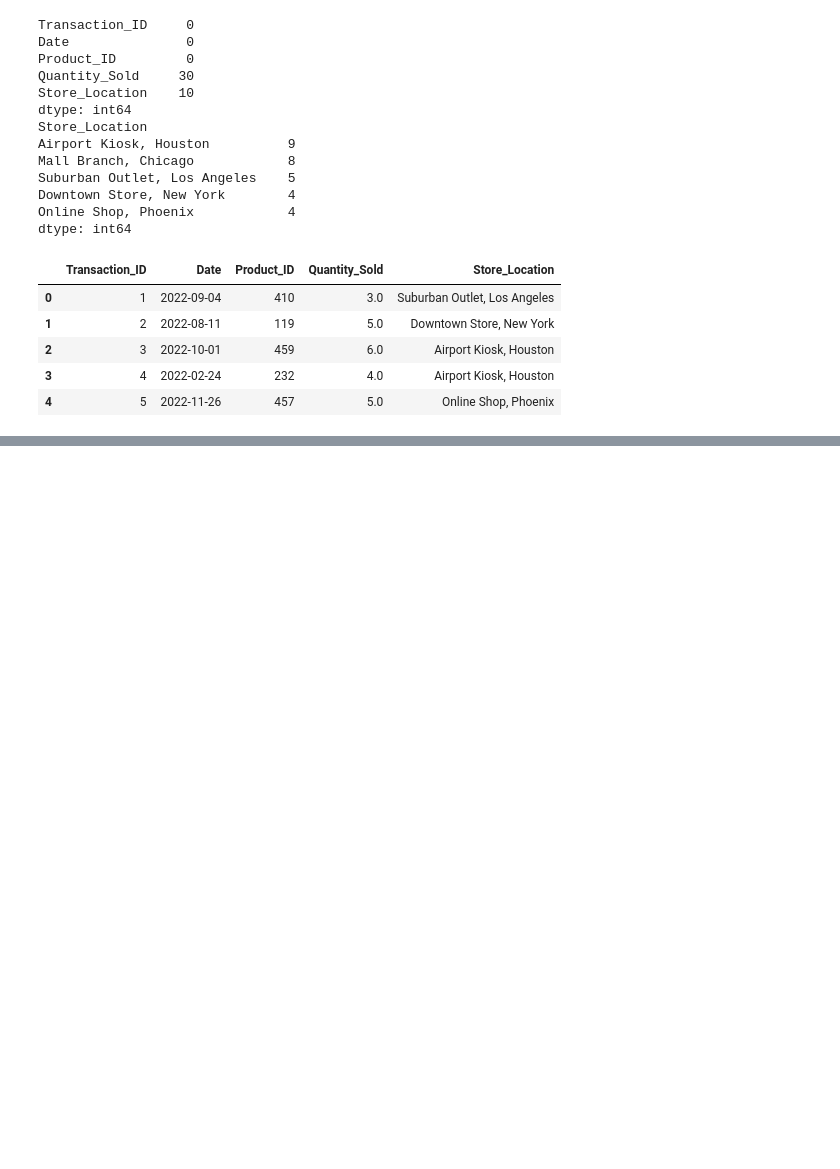
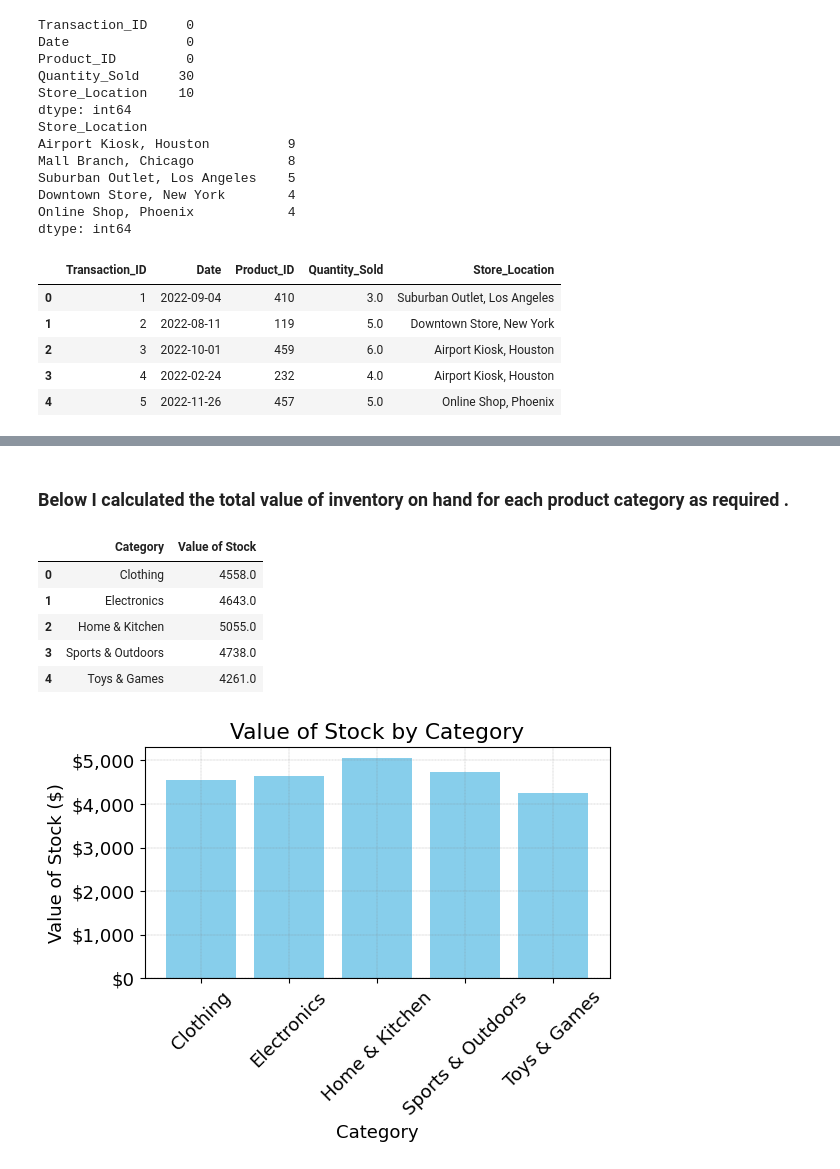
Before and after one commit to Alerdo/Data-Analysis-Daily, a Jupyter notebook: Day_1 Retail_Analysis/Day_1_Retail_Analysis.ipynb, the cells around one changed output, grey strips where cells are left out. Cells and saved outputs as stored; diff of their text form; code cells hidden in the pictures; blank space fills up the shorter version.

```diff
--- a/Day_1 Retail_Analysis/Day_1_Retail_Analysis.ipynb
+++ b/Day_1 Retail_Analysis/Day_1_Retail_Analysis.ipynb
@@ -331,0 +689,30 @@ with engine.connect() as connection:
+# %% [markdown]
+### Below I calculated the total value of inventory on hand for each product category as required .
+# %%
+display(category_value_in_stock)
+
+
+plt.figure(figsize=(6, 3))
+# Create a bar plot
+plt.bar(category_value_in_stock['Category'], category_value_in_stock['Value of Stock'], color='skyblue')
+
+# Add the $ symbol to the y-axis labels
+plt.gca().yaxis.set_major_formatter(plt.matplotlib.ticker.FuncFormatter(lambda x, p: f'${x:,.0f}'))
+
+# Seting labels and title
+plt.xlabel('Category')
+plt.ylabel('Value of Stock ($)')
+plt.title('Value of Stock by Category')
+plt.xticks(rotation=45)
+plt.grid(axis='both', color='gray', linestyle='--', linewidth=0.2) #grid
+
+
+plt.show()
+# %% [output]
+|  | Category | Value of Stock |
+| 0 | Clothing | 4558.0 |
+| 1 | Electronics | 4643.0 |
+| 2 | Home & Kitchen | 5055.0 |
+| 3 | Sports & Outdoors | 4738.0 |
+| 4 | Toys & Games | 4261.0 |
+[figure, added]
```
Also changed, not shown: parts of 44 cells of this notebook, 1 other file.
